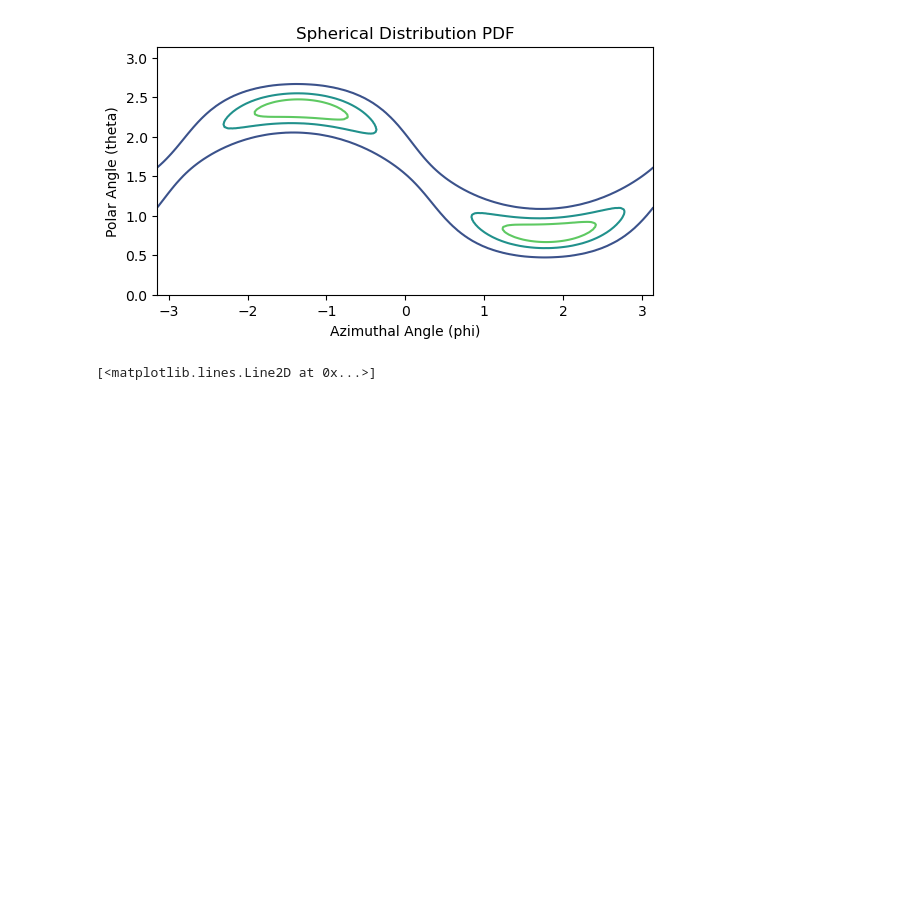
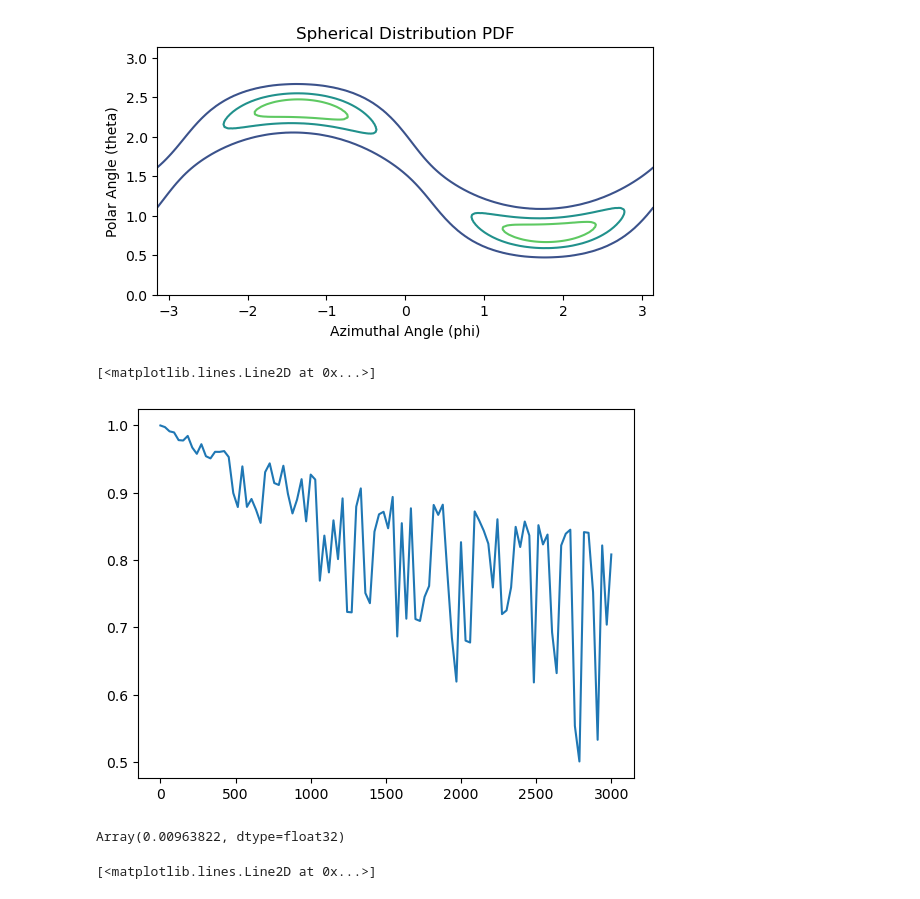
Before and after one commit to mackelab/dmri, a Jupyter notebook: notebooks/dmri_simulators.ipynb, the cells around one changed output. Saved outputs shown, nothing was run; the diff lists cells and outputs as text; code cells hidden in the pictures; blank space fills up the shorter version.

Commit message:
Attempt to globally share some parameters between compartments

```diff
--- a/notebooks/dmri_simulators.ipynb
+++ b/notebooks/dmri_simulators.ipynb
@@ -152,6 +148,18 @@ plt.plot(bvals, signal)
 dti.to_fod().viz()
 # %% [output]
 [figure]
+# %%
+ball_stick_constrained = BallStickSharedDiffusivity.from_theta(np.random.randn(BallStickSharedDiffusivity.theta_dim))
+signal = ball_stick_constrained.signal(acq)
+
+plt.plot(bvals, signal)
+# %% [output]
+[<matplotlib.lines.Line2D at 0x...>]
+[figure, added]
+# %%
+ball_stick_constrained.model_compartments[1].lam_par
+# %% [output]
+Array(0.00963822, dtype=float32)
 # %%
 ball_stick = Ball2Stick.from_theta(np.random.randn(Ball2Stick.theta_dim))
 
```
Also changed, not shown: parts of 11 cells of this notebook, 8 other files.
